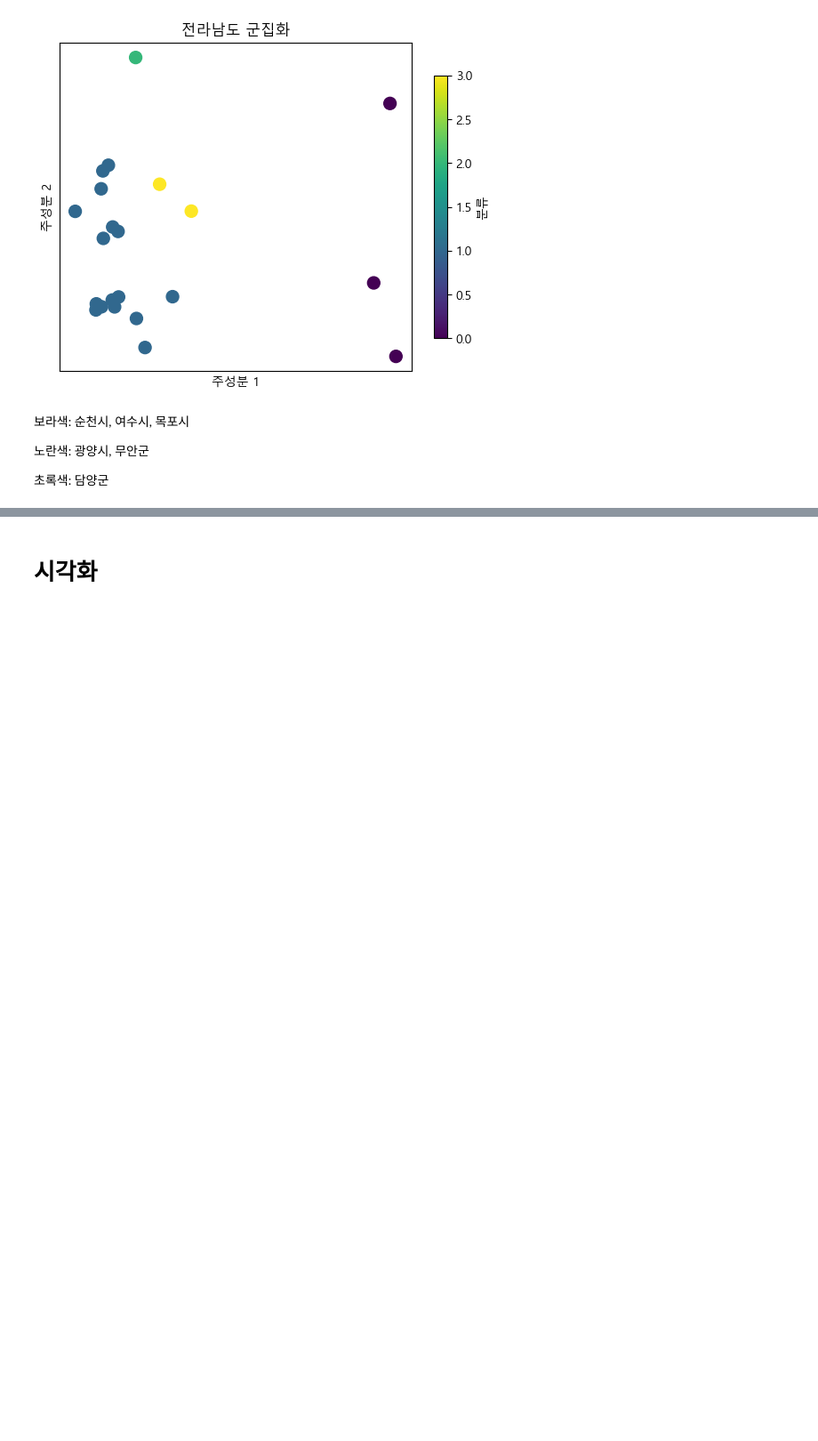
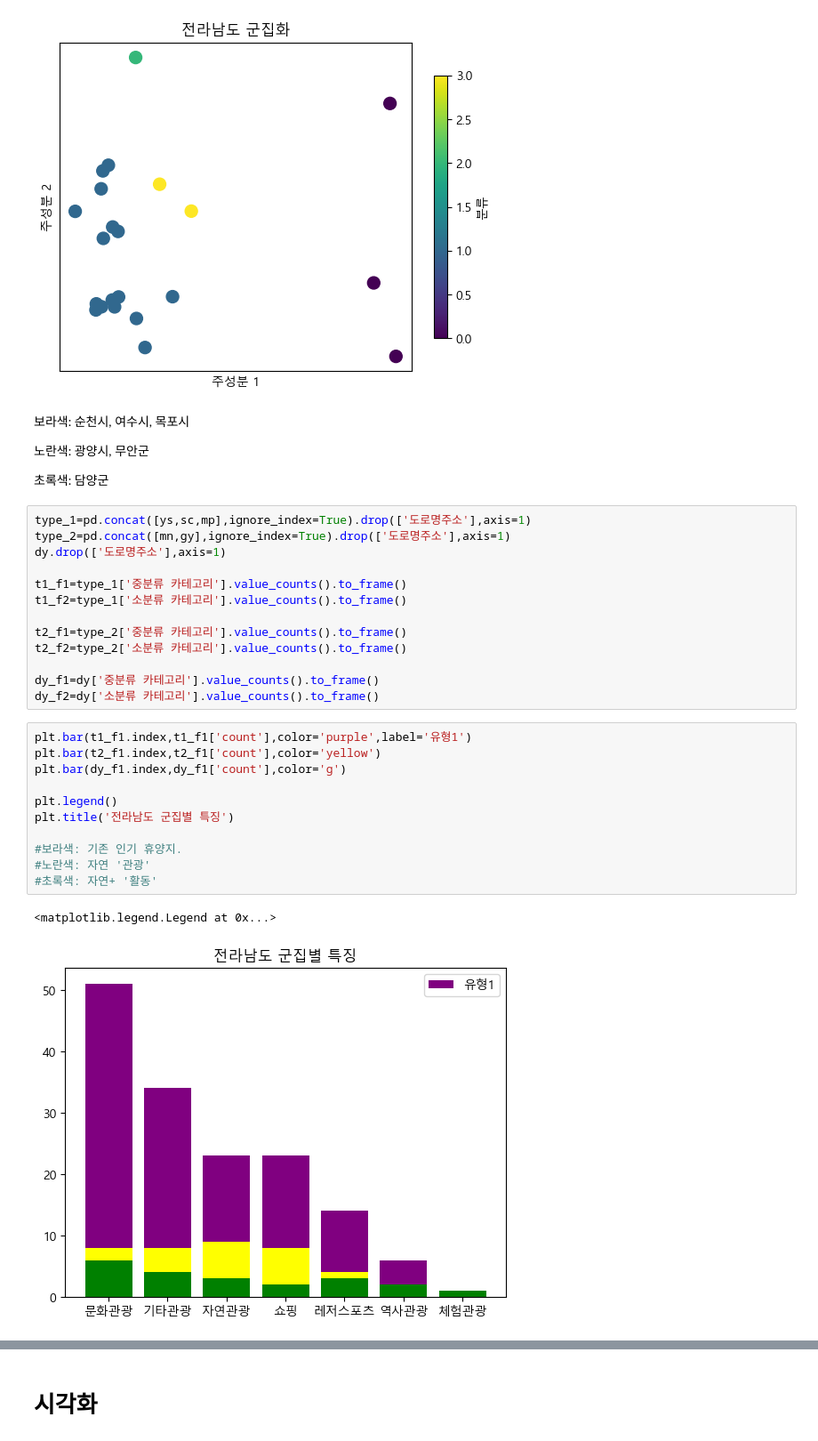
Before and after one commit to sheershay/ise-sr-project, a Jupyter notebook: clustering/clustering.ipynb, the cells around one changed output, grey strips where cells are left out. Shown at 89% size. Saved outputs shown, nothing was run; the diff lists cells and outputs as text; blank space fills up the shorter version.

```diff
--- a/clustering/clustering.ipynb
+++ b/clustering/clustering.ipynb
@@ -1145,3 +1145,30 @@ plt.show()
 노란색: 광양시, 무안군
 
 초록색: 담양군
+# %%
+type_1=pd.concat([ys,sc,mp],ignore_index=True).drop(['도로명주소'],axis=1)
+type_2=pd.concat([mn,gy],ignore_index=True).drop(['도로명주소'],axis=1)
+dy.drop(['도로명주소'],axis=1)
+
+t1_f1=type_1['중분류 카테고리'].value_counts().to_frame()
+t1_f2=type_1['소분류 카테고리'].value_counts().to_frame()
+
+t2_f1=type_2['중분류 카테고리'].value_counts().to_frame()
+t2_f2=type_2['소분류 카테고리'].value_counts().to_frame()
+
+dy_f1=dy['중분류 카테고리'].value_counts().to_frame()
+dy_f2=dy['소분류 카테고리'].value_counts().to_frame()
+# %%
+plt.bar(t1_f1.index,t1_f1['count'],color='purple',label='유형1')
+plt.bar(t2_f1.index,t2_f1['count'],color='yellow')
+plt.bar(dy_f1.index,dy_f1['count'],color='g')
+
+plt.legend()
+plt.title('전라남도 군집별 특징')
+
+#보라색: 기존 인기 휴양지.
+#노란색: 자연 '관광'
+#초록색: 자연+ '활동'
+# %% [output]
+<matplotlib.legend.Legend at 0x...>
+[figure, added]
```
Also changed, not shown: parts of 9 cells of this notebook, 1 other file.
